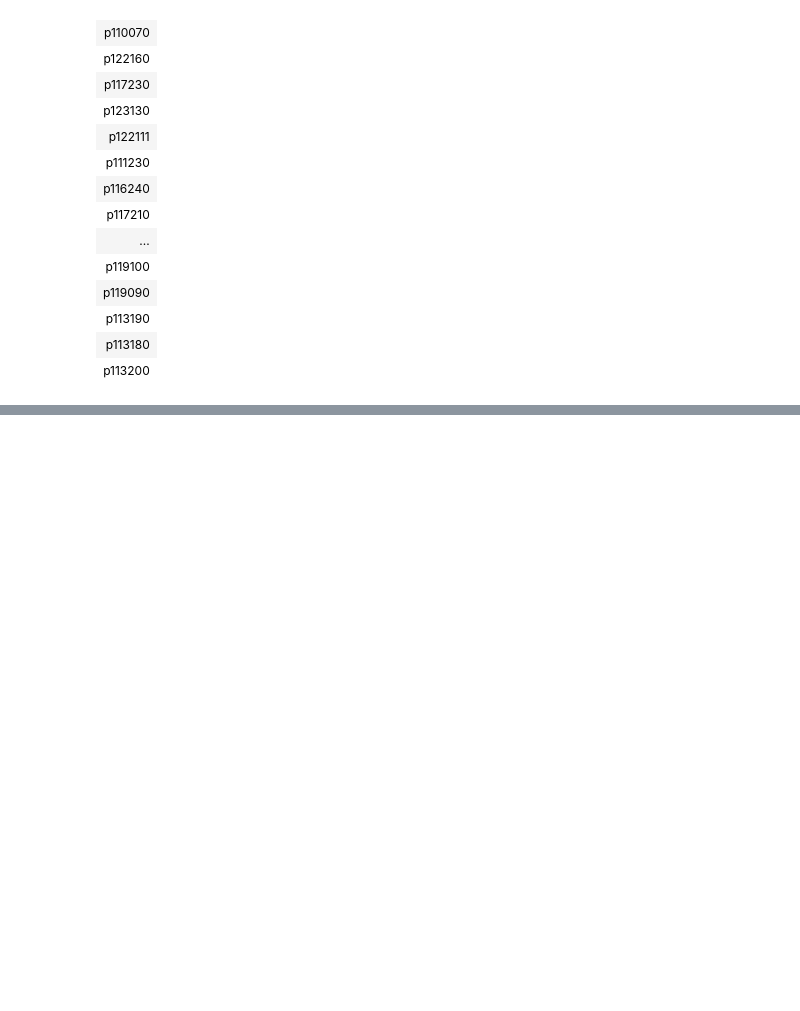
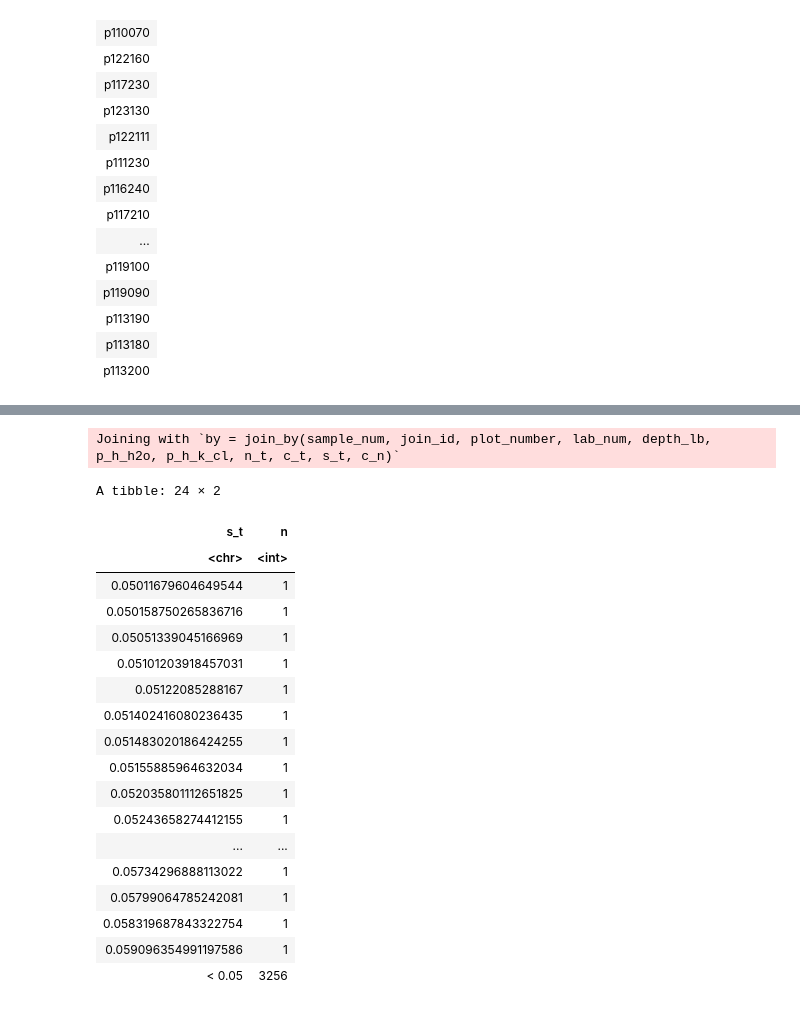
Before and after one commit to ag23wuji/bef_china, a Jupyter notebook: datas_and_notebooks/datacamp_notebooks/Untitled2.ipynb, the cells around one changed output, grey strips where cells are left out. Cells and saved outputs as stored; diff of their text form; code cells hidden in the pictures; blank space fills up the shorter version.

```diff
--- a/datas_and_notebooks/datacamp_notebooks/Untitled2.ipynb
+++ b/datas_and_notebooks/datacamp_notebooks/Untitled2.ipynb
@@ -121,0 +204,6 @@ unique(all_data_joined_lg$plot)
+# %%
+# Für a_soils
+b_soils_clean <- b_soils |>
+  mutate(join_id = paste0("b", plot_number)) |>
+  distinct()
+glimpse(b_soils_clean)
@@ -121,0 +224,30 @@ unique(all_data_joined_lg$plot)
+# %%
+soils_joined <- a_soils_clean |>
+ full_join(b_soils_clean) |>
+ select(-c(sample_num, ptag, plot_number, lab_num))
+# %% [output]
+Joining with `by = join_by(sample_num, join_id, plot_number, lab_num, depth_lb,
+p_h_h2o, p_h_k_cl, n_t, c_t, s_t, c_n)`
+# %%
+soils_joined |>
+  count(s_t)
+# %% [output]
+A tibble: 24 × 2
+| s_t | n |
+| <chr> | <int> |
+| 0.05011679604649544 | 1 |
+| 0.050158750265836716 | 1 |
+| 0.05051339045166969 | 1 |
+| 0.05101203918457031 | 1 |
+| 0.05122085288167 | 1 |
+| 0.051402416080236435 | 1 |
+| 0.051483020186424255 | 1 |
+| 0.05155885964632034 | 1 |
+| 0.052035801112651825 | 1 |
+| 0.05243658274412155 | 1 |
+| ... | ... |
+| 0.05734296888113022 | 1 |
+| 0.05799064785242081 | 1 |
+| 0.058319687843322754 | 1 |
+| 0.059096354991197586 | 1 |
+| < 0.05 | 3256 |
```
Also changed, not shown: parts of 11 cells of this notebook, 1 other file.
